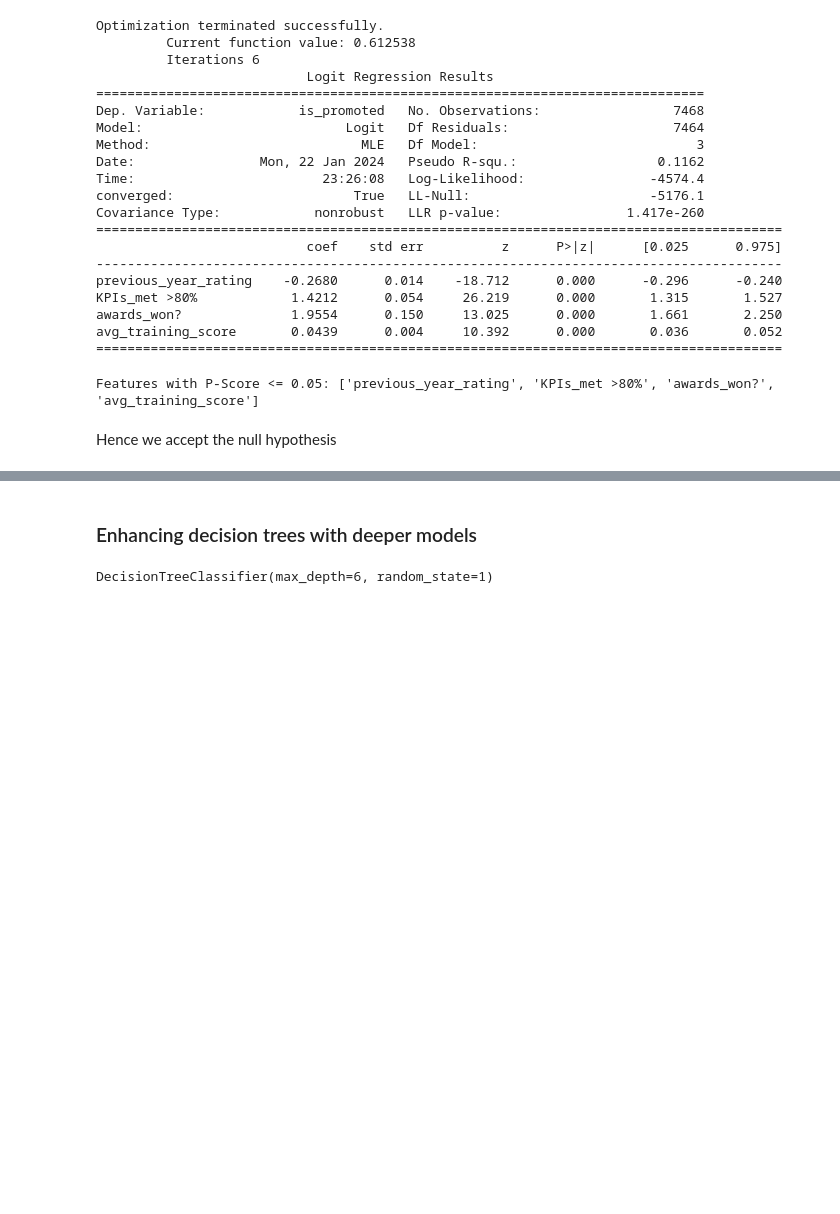
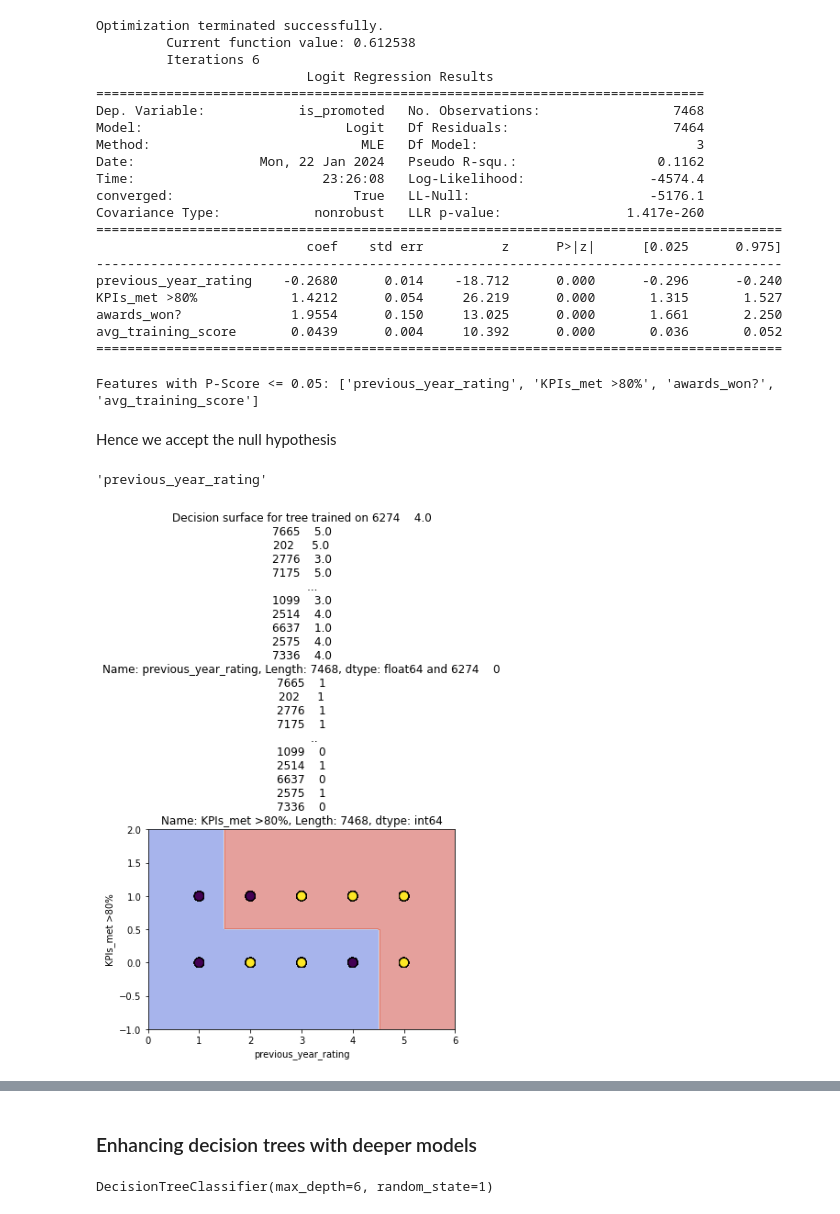
Before and after one commit to SamuelkohP04/Machine-Learning-with-HR-Analytics, a Jupyter notebook: ML_Assignment_2.ipynb, the cells around one changed output, grey strips where cells are left out. Saved outputs shown, nothing was run; the diff lists cells and outputs as text; code cells hidden in the pictures; blank space fills up the shorter version.

Commit message:
Did a decision boundary chart of logreg

```diff
--- a/ML_Assignment_2.ipynb
+++ b/ML_Assignment_2.ipynb
@@ -440,3 +440,40 @@ X_train2, X_test2, y_train2, y_test2 = train_test_split(X2,y2, test_size=0.3, ra
 Features with P-Score <= 0.05: ['previous_year_rating', 'KPIs_met >80%', 'awards_won?', 'avg_training_score']
 # %% [markdown]
 Hence we accept the null hypothesis
+# %%
+xlabel = X_train_cols.columns[0]
+ylabel = X_train_cols.columns[1]
+xlabel
+# %% [output]
+'previous_year_rating'
+# %%
+import matplotlib.pyplot as plt
+from sklearn.inspection import DecisionBoundaryDisplay
+from sklearn.tree import DecisionTreeClassifier
+# Choosing the first 2 columns for the plot
+X_train_cols = X_train.iloc[:, :2]
+xlabel = X_train_cols.columns[0]
+ylabel = X_train_cols.columns[1]
+
+
+SEED = 42
+# Creating and fitting the tree classifier
+classifier = DecisionTreeClassifier(max_depth=4,
+                                    random_state=SEED).fit(X_train_cols, y_train)
+
+# Plotting the tree boundaries
+disp = DecisionBoundaryDisplay.from_estimator(classifier,
+                                              X_train_cols,
+                                              response_method="predict",
+                                              xlabel=xlabel, ylabel=ylabel,
+                                              alpha=0.5,
+                                              cmap=plt.cm.coolwarm)
+
+# Plotting the data points
+disp.ax_.scatter(X_train.iloc[:, 0], X_train.iloc[:, 1], c=y_train, edgecolors='k', marker='o', s=100, linewidth=1)
+
+
+plt.title(f"Decision surface for tree trained on {X_train_cols.iloc[:, 0]} and {X_train_cols.iloc[:, 1]}")
+plt.show()
+# %% [output]
+[figure, added]
```
Also changed, not shown: parts of 4 cells of this notebook.
